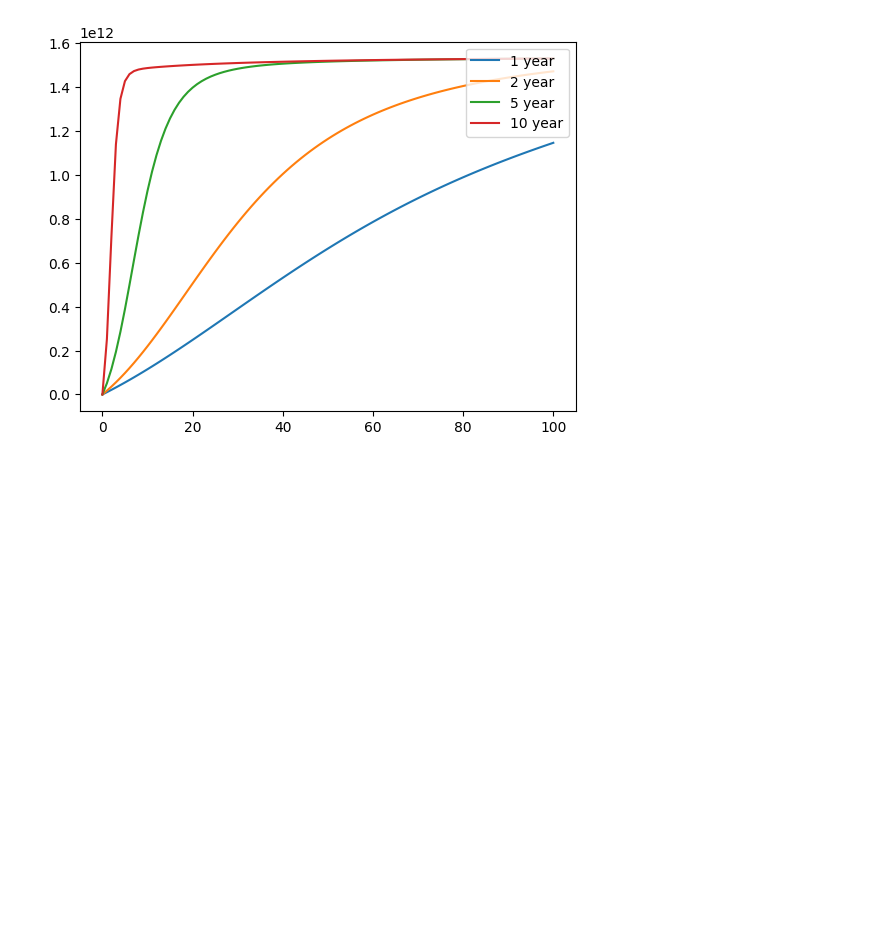
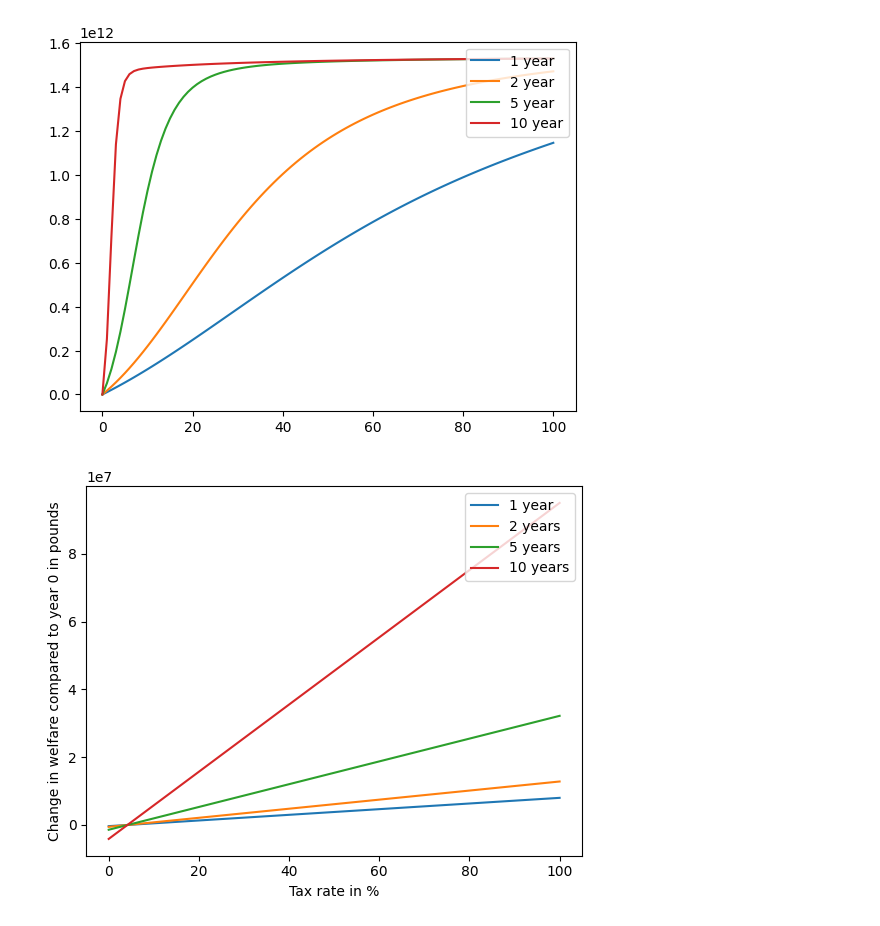
Before and after one commit to NicK4rT/UST, a Jupyter notebook: Code/Transfer_model.ipynb, the cells around one changed output. Cells and saved outputs as stored; diff of their text form; code cells hidden in the pictures; blank space fills up the shorter version.

```diff
--- a/Code/Transfer_model.ipynb
+++ b/Code/Transfer_model.ipynb
@@ -212,6 +216,72 @@ plt.legend(loc="upper right")
 plt.show()
 # %% [output]
 [figure]
+# %%
+### transfer schedule 3
+
+### transfer function 1: collect taxes based on income and distribute according to risk
+
+tax_list_0 = 1 - risk_0/sum(risk_0)
+
+def transfer_calculator(step, taxes):
+    pop_dens_list = [None] * (step+1)
+    wage_list = [None] * (step+1)
+    risk_list = [None] * (step+1)
+    v_list = [None] * (step+1)
+    pi_list = [None] * (step+1)
+    h_list = [None] * (step+1)
+    a_list = [None] * (step+1)
+    welf_list =[None] * (step+1)
+
+    # initialization for the first step
+    pop_dens_list[0] = pop_dens_0
+    wage_list[0] = wage_0
+    risk_list[0] = risk_0
+    transfer = sum(taxes * tax_list_0)* h_0/sum(h_0) - taxes * tax_list_0
+    v_list[0] = v_func(wage_0, transfer, risk_0)
+    pi_list[0] = Pi_func(v_list[0])
+    h_list[0] = H_func (pi_list[0])
+    a_list[0] = A_func(h_list[0])
+    welf_list[0] = welfare_func(a_list[0])
+
+    for i in range(1,step+1):
+        pop_dens_list[i] = pop_dens_func(h_list[i-1])
+        wage_list[i] = wage_func(pop_dens_list[i])
+        risk_list[i] = risk_pc(h_list[i-1])
+        transfer = sum(taxes * tax_list_0) * h_list[i-1]/sum(h_list[i-1]) - taxes * tax_list_0
+        v_list[i] = v_func(wage_list[i], transfer, risk_list[i])
+        pi_list[i] = Pi_func(v_list[i])
+        h_list[i] = H_func (pi_list[i])
+        a_list[i] = A_func(h_list[i])
+        welf_list[i] = welfare_func(a_list[i])
+
+    return welf_list
+
+
+percentage = []
+welfare1 = []
+welfare2 = []
+welfare5 = []
+welfare10 = []
+
+for i in range(101):
+    percentage.append(i)
+    welfare1.append(transfer_calculator(1,i/100)[1])
+    welfare2.append(transfer_calculator(2,i/100)[2])
+    welfare5.append(transfer_calculator(5,i/100)[5])
+    welfare10.append(transfer_calculator(10,i/100)[10])
+
+plt.plot(percentage, welfare1, label = "1 year")
+plt.plot(percentage, welfare2, label = "2 years")
+plt.plot(percentage, welfare5, label = "5 years")
+plt.plot(percentage, welfare10, label = "10 years")
+plt.legend(loc="upper right")
+plt.xlabel("Tax rate in %")
+plt.ylabel("Change in welfare compared to year 0 in pounds")
+#plt.ylim([0,2.5e12])
+plt.show()
+# %% [output]
+[figure, added]
 # %%
 ####NEU
 #
```
Also changed, not shown: parts of 6 cells of this notebook.
